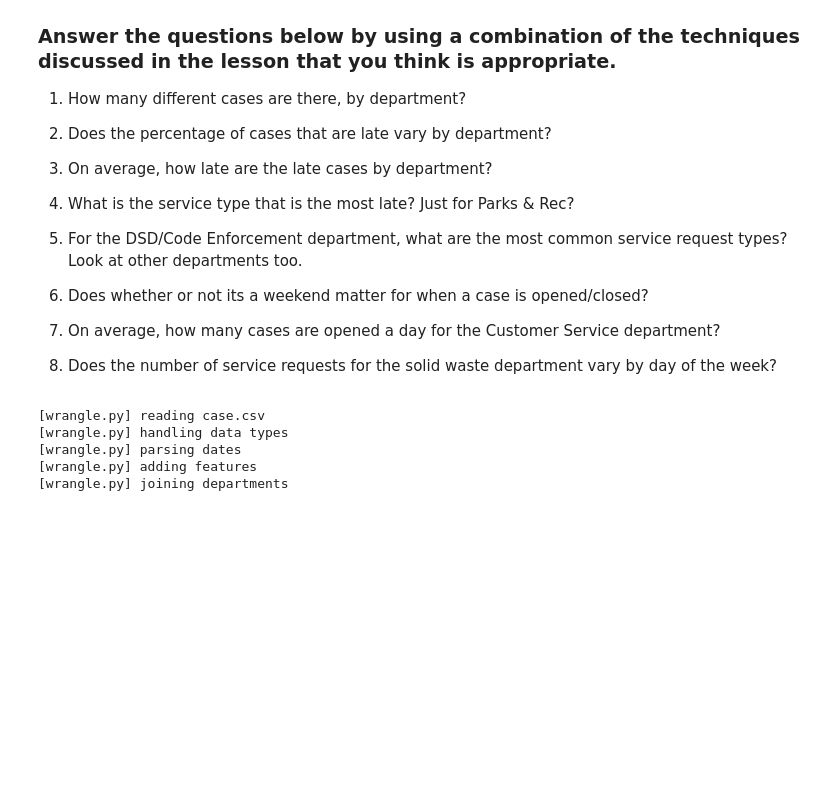
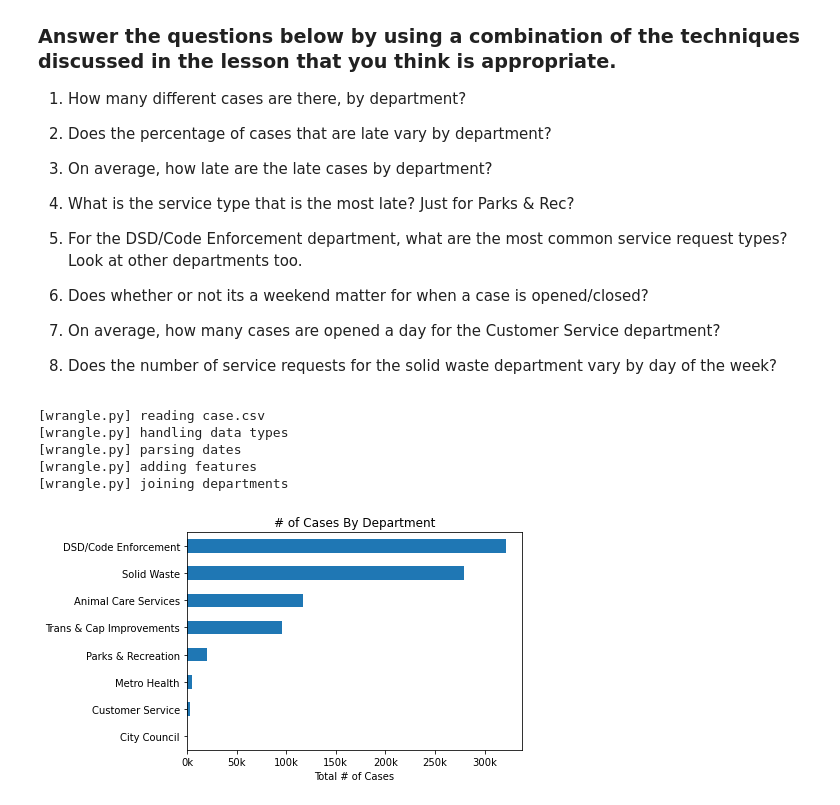
Before and after one commit to jamesallen0351/spark-exercises, a Jupyter notebook: explore.ipynb, the cells around one changed output. Cells and saved outputs as stored; diff of their text form; code cells hidden in the pictures; blank space fills up the shorter version.

```diff
--- a/explore.ipynb
+++ b/explore.ipynb
@@ -46,3 +46,23 @@ df = wrangle_311(spark)
 [wrangle.py] parsing dates
 [wrangle.py] adding features
 [wrangle.py] joining departments
+# %%
+# How many different cases are there, by department?
+def format_number(x, *args):
+    return "{:.0f}k".format(x / 1000)
+
+
+(
+    df.groupby("department")
+    .count()
+    .toPandas()
+    .set_index("department")["count"]
+    .sort_values()
+    .plot.barh()
+)
+plt.gca().set(
+    ylabel="", xlabel="Total # of Cases", title="# of Cases By Department"
+)
+plt.gca().xaxis.set_major_formatter(mpl.ticker.FuncFormatter(format_number))
+# %% [output]
+[figure, added]
```
Also changed, not shown: parts of 9 cells of this notebook, 1 other file.
